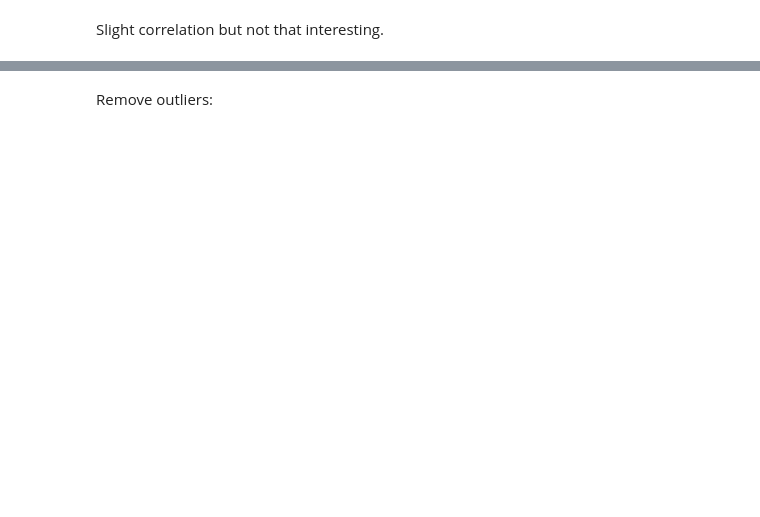
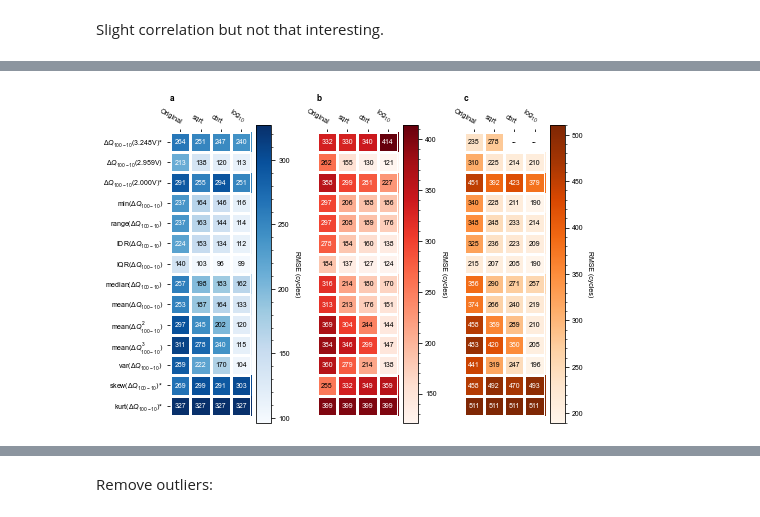
Before and after one commit to petermattia/revisit-severson-et-al, a Jupyter notebook: revisit-severson-et-al.ipynb, the cells around one changed output, grey strips where cells are left out. Drawn from its saved outputs; the diff is of its cells as text; code cells hidden in the pictures; blank space fills up the shorter version.

```diff
--- a/revisit-severson-et-al.ipynb
+++ b/revisit-severson-et-al.ipynb
@@ -499,0 +523,33 @@ Slight correlation but not that interesting.
+# %%
+def make_heat_map(RMSE_list, filename):
+    fig, ax = plt.subplots(figsize=(fig_width_2col, 2*fig_height),
+                           nrows=1, ncols=3)
+
+
+    # Add astrisk to functions without consistently signed values
+    functions_list = list(functions.keys())
+    for k, func in enumerate(functions_list):
+        if not do_raw_features_have_consistently_signed_values[func]:
+            functions_list[k] = func + '*'
+
+    transforms_list = list(transforms.keys())
+
+    for k in np.arange(3):
+
+        ax[k].set_title(chr(97 + k), loc='left', weight='bold')
+
+        cmap = copy.copy(cm.get_cmap(colors_list[k]))
+        cmap.set_bad(color='w')
+
+        im, cbar = heatmap(RMSE_list[k], col_labels=transforms_list, ax=ax[k],
+                           row_labels=functions_list if k == 0 else None,
+                           cmap=cmap, cbarlabel="RMSE (cycles)")
+        texts = annotate_heatmap(im, valfmt="{x:.0f}")
+
+    plt.tight_layout()
+    plt.savefig(figpath / filename, format='eps')
+# %%
+RMSE_list = [RMSE_train, RMSE_test1, RMSE_test2]
+make_heat_map(RMSE_list, 'fig3_univariate_heatmap.eps')
+# %% [output]
+[figure, added]
```
Also changed, not shown: parts of 62 cells of this notebook, 9 other files.
